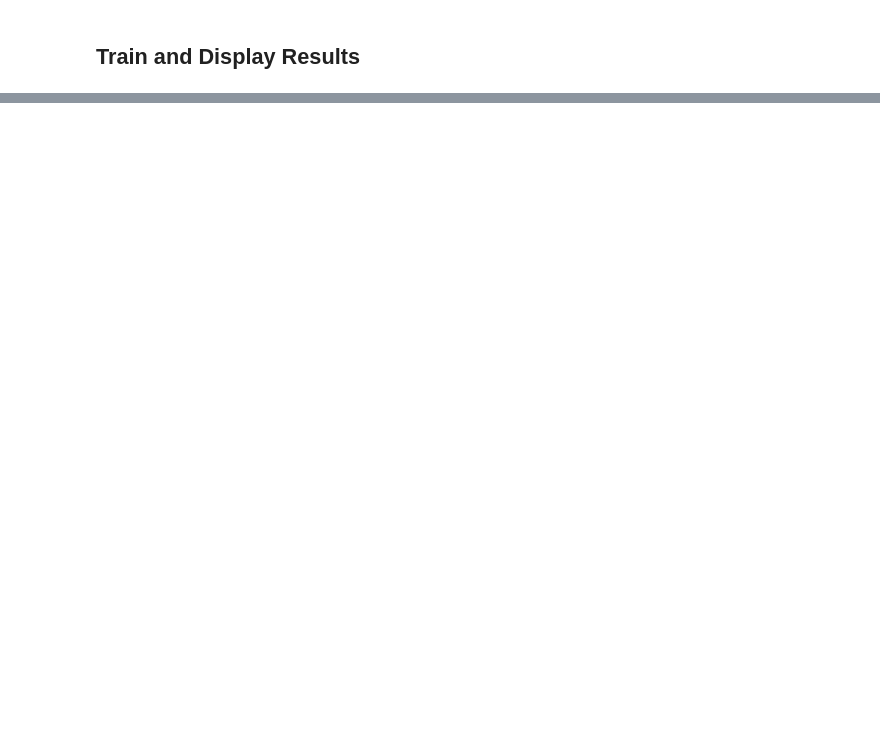
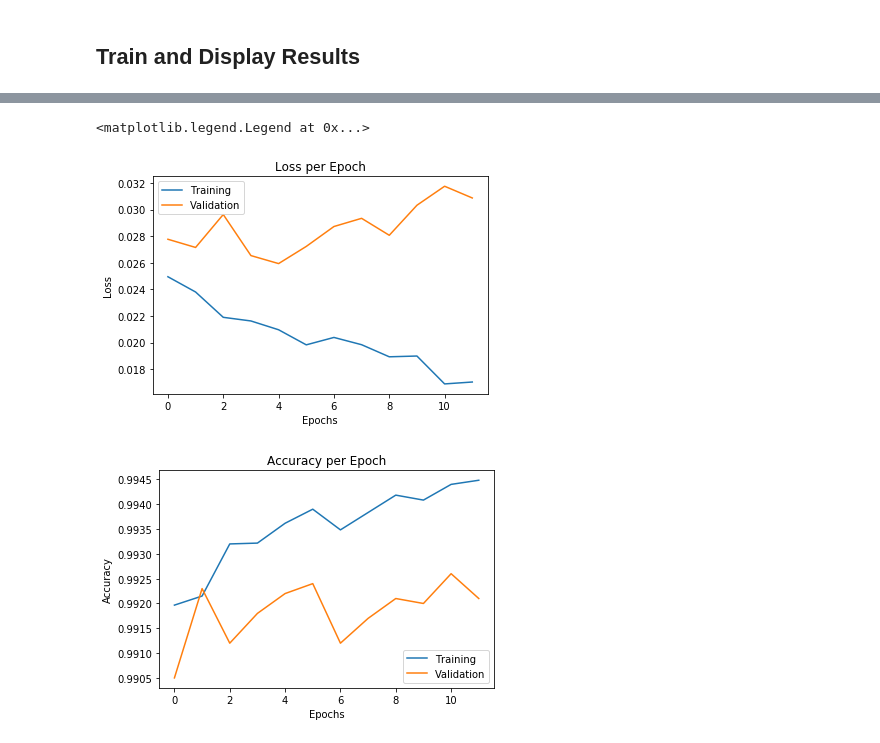
Before and after one commit to diggerdata/MNIST_TSN, a Jupyter notebook: ANN.ipynb, the cells around one changed output, grey strips where cells are left out. Cells and saved outputs as stored; diff of their text form; code cells hidden in the pictures; blank space fills up the shorter version.

```diff
--- a/ANN.ipynb
+++ b/ANN.ipynb
@@ -65,7 +86,7 @@ model.compile(loss=keras.losses.categorical_crossentropy,
               optimizer=keras.optimizers.Adadelta(),
               metrics=['accuracy'])
 
-model.fit(x_train, y_train,
+history = model.fit(x_train, y_train,
           batch_size=batch_size,
           epochs=epochs,
           verbose=1,
@@ -75,0 +129,22 @@ print('Test accuracy:', score[1])
+# %%
+%matplotlib inline
+
+plt.figure()
+plt.title('Loss per Epoch')
+plt.xlabel('Epochs')
+plt.ylabel('Loss')
+plt.plot(history.history['loss'])
+plt.plot(history.history['val_loss'])
+plt.legend(['Training', 'Validation'])
+
+plt.figure()
+plt.title('Accuracy per Epoch')
+plt.xlabel('Epochs')
+plt.ylabel('Accuracy')
+plt.plot(history.history['acc'])
+plt.plot(history.history['val_acc'])
+plt.legend(['Training', 'Validation'], loc='lower right')
+# %% [output]
+<matplotlib.legend.Legend at 0x...>
+[figure, added]
+[figure, added]
```
Also changed, not shown: parts of 6 cells of this notebook, 4 other files.
